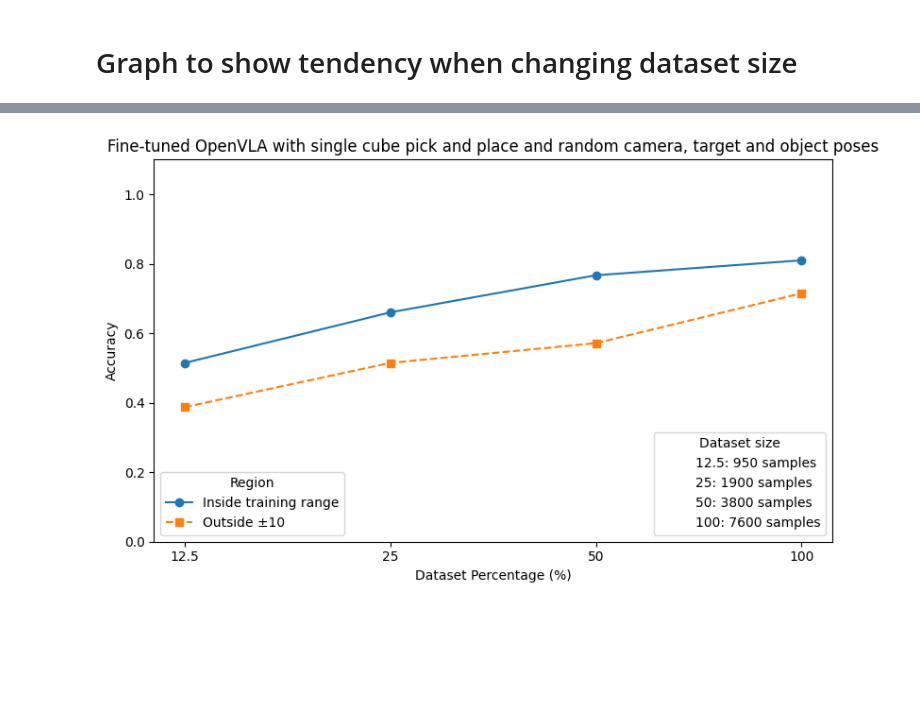
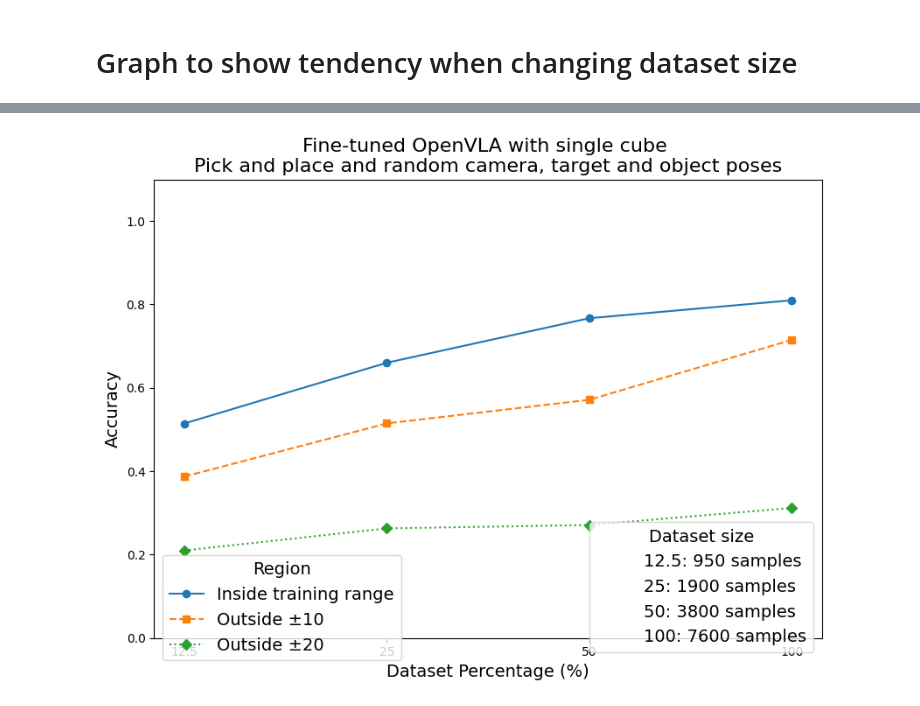
Before and after one commit to RiccardoBianco/isaac4_ros2_openvla, a Jupyter notebook: generate_visuals.ipynb, the cells around one changed output, grey strips where cells are left out. Drawn from its saved outputs; the diff is of its cells as text; code cells hidden in the pictures; blank space fills up the shorter version.

```diff
--- a/generate_visuals.ipynb
+++ b/generate_visuals.ipynb
@@ -1222,10 +1466,10 @@ acc_D_out = sum(r.get("completed", False) for r in records_D_out) / max(1, len(r
 
 # === Prepare data for plotting ===
 model_labels = [
-    "All random",
-    "Static cam",
-    "Multi pick&place\nrandom cam",
-    "Multi pick&place\nstatic cam"
+    "single cube\nrandom camera",
+    "single cube\nstatic camera",
+    "multi cube\nrandom camera",
+    "multi cube\nstatic camera"
 ]
 inside_acc  = [acc_A_in, acc_B_in, acc_C_in, acc_D_in]
 outside_acc = [acc_A_out, acc_B_out, acc_C_out, acc_D_out]
@@ -1429,38 +1863,42 @@ for folder_suffix, tick_label in splits:
 
     # Compute accuracies
     acc_in   = sum(r.get("completed", False) for r in rec_in)   / max(1, len(rec_in))
     acc_out10 = sum(r.get("completed", False) for r in rec_out10) / max(1, len(rec_out10))
 
     labels.append(tick_label)
     acc_in_list.append(acc_in)
     acc_out10_list.append(acc_out10)
 
 # === Plot ===
-fig, ax = plt.subplots(figsize=(8, 5))
+fig, ax = plt.subplots(figsize=(8.5, 6.5))
+
+acc_out20_list = [0.21, 0.263, 0.271, 0.312]  # Placeholder for consistency
 
 line_in   = ax.plot(labels, acc_in_list,    marker='o', linestyle='-', label='Inside training range')[0]
 line_out  = ax.plot(labels, acc_out10_list, marker='s', linestyle='--', label='Outside ±10')[0]
+line_out2 = ax.plot(labels, acc_out20_list, marker='D', linestyle=':', label='Outside ±20')[0]  # Placeholder for consistency
 
-ax.set_xlabel("Dataset Percentage (%)")
-ax.set_ylabel("Accuracy")
-ax.set_title("Fine-tuned OpenVLA with single cube pick and place and random camera, target and object poses")
+ax.set_xlabel("Dataset Percentage (%)", fontsize=14)
+ax.set_ylabel("Accuracy", fontsize=14)
+ax.set_title("Fine-tuned OpenVLA with single cube \nPick and place and random camera, target and object poses", fontsize=16)
 ax.set_ylim(0, 1.1)
 ax.set_xticks(labels)
 
-# Legend: Region
-leg1 = ax.legend(handles=[line_in, line_out], loc='lower left', title="Region")
+leg1 = ax.legend(handles=[line_in, line_out, line_out2], loc='upper left',
+                 bbox_to_anchor=(0, 0.2), title="Region", fontsize=14, title_fontsize=14)
 
 # Legend: Sample counts
 sample_handles = [
     Line2D([0], [0], color='none', label=f"{lab}: {sample_counts[lab]} samples")
     for lab in labels
 ]
-leg2 = ax.legend(handles=sample_handles, loc='lower right', title="Dataset size")
+leg2 = ax.legend(handles=sample_handles, loc='lower right', title="Dataset size",
+                 bbox_to_anchor=(1.0, -0.05), fontsize=14, title_fontsize=14)
 
 # Add back the first legend
 ax.add_artist(leg1)
 
 plt.tight_layout()
 plt.show()
 # %% [output]
-[figure, old version]
+[figure, new version]
```
Also changed, not shown: parts of 12 cells of this notebook, 30 other files.
